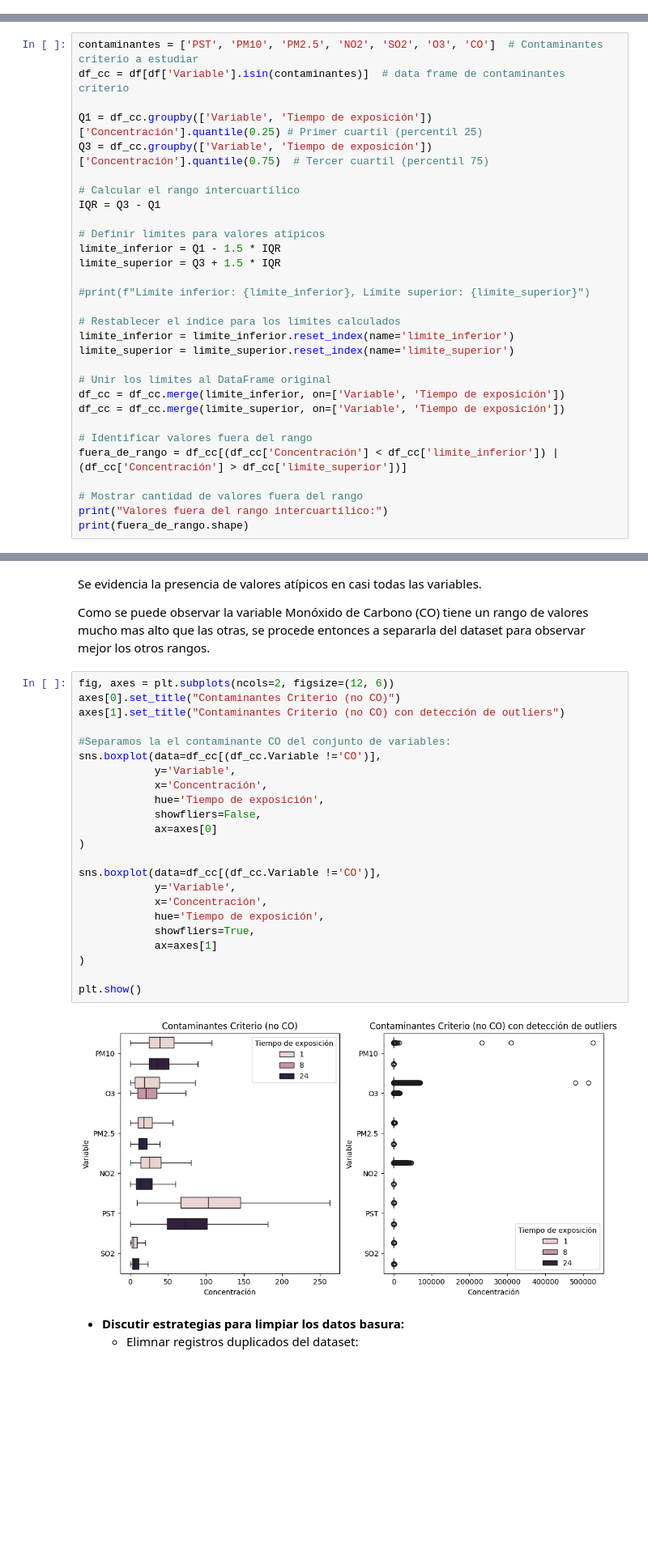
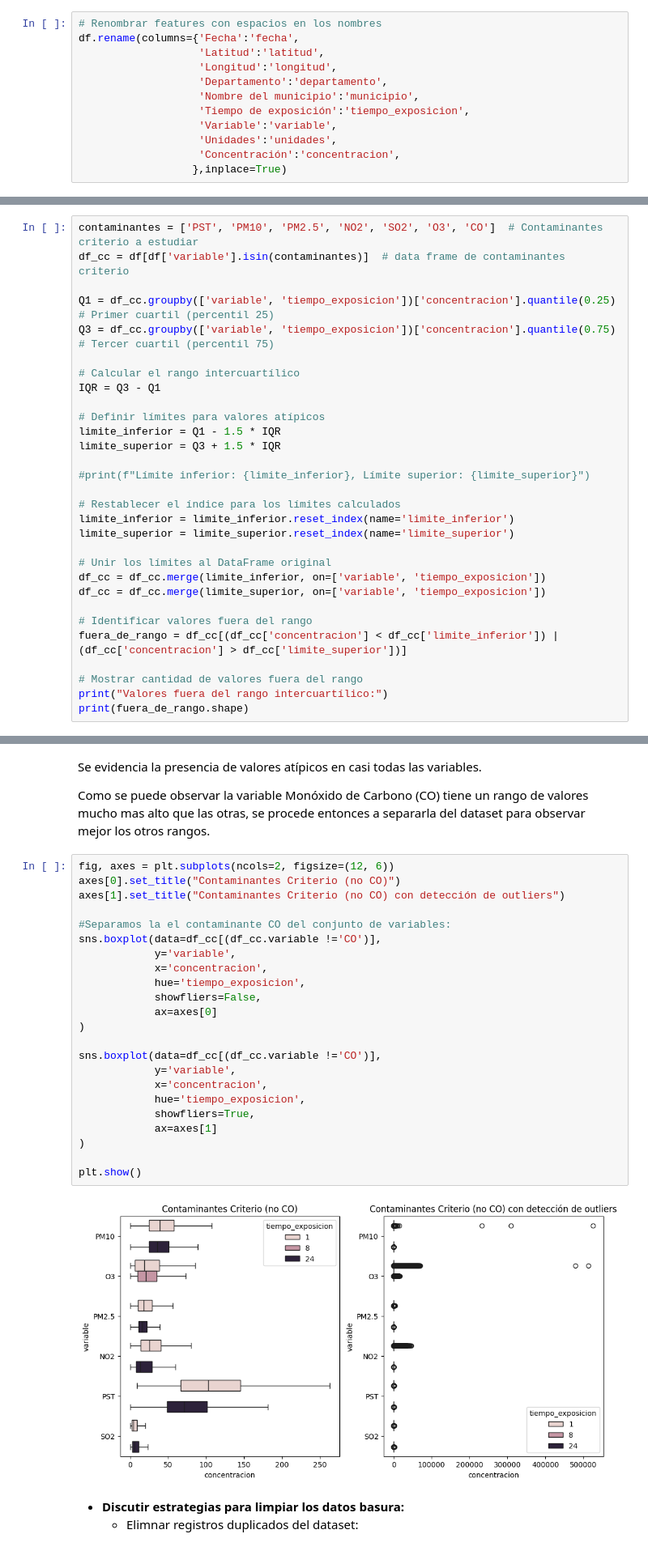
Before and after one commit to orangina23/cursoIAMintic, a Jupyter notebook: Mision1-BeatrizLopez.ipynb, the cells around one changed output, grey strips where cells are left out. Shown at 81% size. Drawn from its saved outputs; the diff is of its cells as text; blank space fills up the shorter version.

```diff
--- a/Mision1-BeatrizLopez.ipynb
+++ b/Mision1-BeatrizLopez.ipynb
@@ -76,0 +80,12 @@ dtype: int64
+# %%
+# Renombrar features con espacios en los nombres
+df.rename(columns={'Fecha':'fecha',
+                   'Latitud':'latitud',
+                   'Longitud':'longitud',
+                   'Departamento':'departamento',
+                   'Nombre del municipio':'municipio',
+                   'Tiempo de exposición':'tiempo_exposicion',
+                   'Variable':'variable',
+                   'Unidades':'unidades',
+                   'Concentración':'concentracion',
+                  },inplace=True)
@@ -222,10 +282,10 @@ Lo anterior puede visualizarse con **gráficos de caja (boxplots)**, donde:
 Revisamos los valores atipicos para los **contaminantes criterio** estudiados:
 # %%
 contaminantes = ['PST', 'PM10', 'PM2.5', 'NO2', 'SO2', 'O3', 'CO']  # Contaminantes criterio a estudiar
-df_cc = df[df['Variable'].isin(contaminantes)]  # data frame de contaminantes criterio
+df_cc = df[df['variable'].isin(contaminantes)]  # data frame de contaminantes criterio
 
-Q1 = df_cc.groupby(['Variable', 'Tiempo de exposición'])['Concentración'].quantile(0.25) # Primer cuartil (percentil 25)
-Q3 = df_cc.groupby(['Variable', 'Tiempo de exposición'])['Concentración'].quantile(0.75)  # Tercer cuartil (percentil 75)
+Q1 = df_cc.groupby(['variable', 'tiempo_exposicion'])['concentracion'].quantile(0.25) # Primer cuartil (percentil 25)
+Q3 = df_cc.groupby(['variable', 'tiempo_exposicion'])['concentracion'].quantile(0.75)  # Tercer cuartil (percentil 75)
 
 # Calcular el rango intercuartílico
 IQR = Q3 - Q1
@@ -241,11 +301,11 @@ limite_inferior = limite_inferior.reset_index(name='limite_inferior')
 limite_superior = limite_superior.reset_index(name='limite_superior')
 
 # Unir los límites al DataFrame original
-df_cc = df_cc.merge(limite_inferior, on=['Variable', 'Tiempo de exposición'])
-df_cc = df_cc.merge(limite_superior, on=['Variable', 'Tiempo de exposición'])
+df_cc = df_cc.merge(limite_inferior, on=['variable', 'tiempo_exposicion'])
+df_cc = df_cc.merge(limite_superior, on=['variable', 'tiempo_exposicion'])
 
 # Identificar valores fuera del rango
-fuera_de_rango = df_cc[(df_cc['Concentración'] < df_cc['limite_inferior']) | (df_cc['Concentración'] > df_cc['limite_superior'])]
+fuera_de_rango = df_cc[(df_cc['concentracion'] < df_cc['limite_inferior']) | (df_cc['concentracion'] > df_cc['limite_superior'])]
 
 # Mostrar cantidad de valores fuera del rango
 print("Valores fuera del rango intercuartílico:")
@@ -308,28 +370,28 @@ Como se puede observar la variable Monóxido de Carbono (CO) tiene un rango de v
 # %%
 fig, axes = plt.subplots(ncols=2, figsize=(12, 6))
 axes[0].set_title("Contaminantes Criterio (no CO)")
 axes[1].set_title("Contaminantes Criterio (no CO) con detección de outliers")
 
 #Separamos la el contaminante CO del conjunto de variables:
-sns.boxplot(data=df_cc[(df_cc.Variable !='CO')],
-            y='Variable',
-            x='Concentración',
-            hue='Tiempo de exposición',
+sns.boxplot(data=df_cc[(df_cc.variable !='CO')],
+            y='variable',
+            x='concentracion',
+            hue='tiempo_exposicion',
             showfliers=False,
             ax=axes[0]
 )
 
-sns.boxplot(data=df_cc[(df_cc.Variable !='CO')],
-            y='Variable',
-            x='Concentración',
-            hue='Tiempo de exposición',
+sns.boxplot(data=df_cc[(df_cc.variable !='CO')],
+            y='variable',
+            x='concentracion',
+            hue='tiempo_exposicion',
             showfliers=True,
             ax=axes[1]
 )
 
 plt.show()
 # %% [output]
-[figure, old version]
+[figure, new version]
 # %% [markdown]
 * **Discutir estrategias para limpiar los datos basura:**
     * Elimnar registros duplicados del dataset:
```
Also changed, not shown: parts of 17 cells of this notebook.
